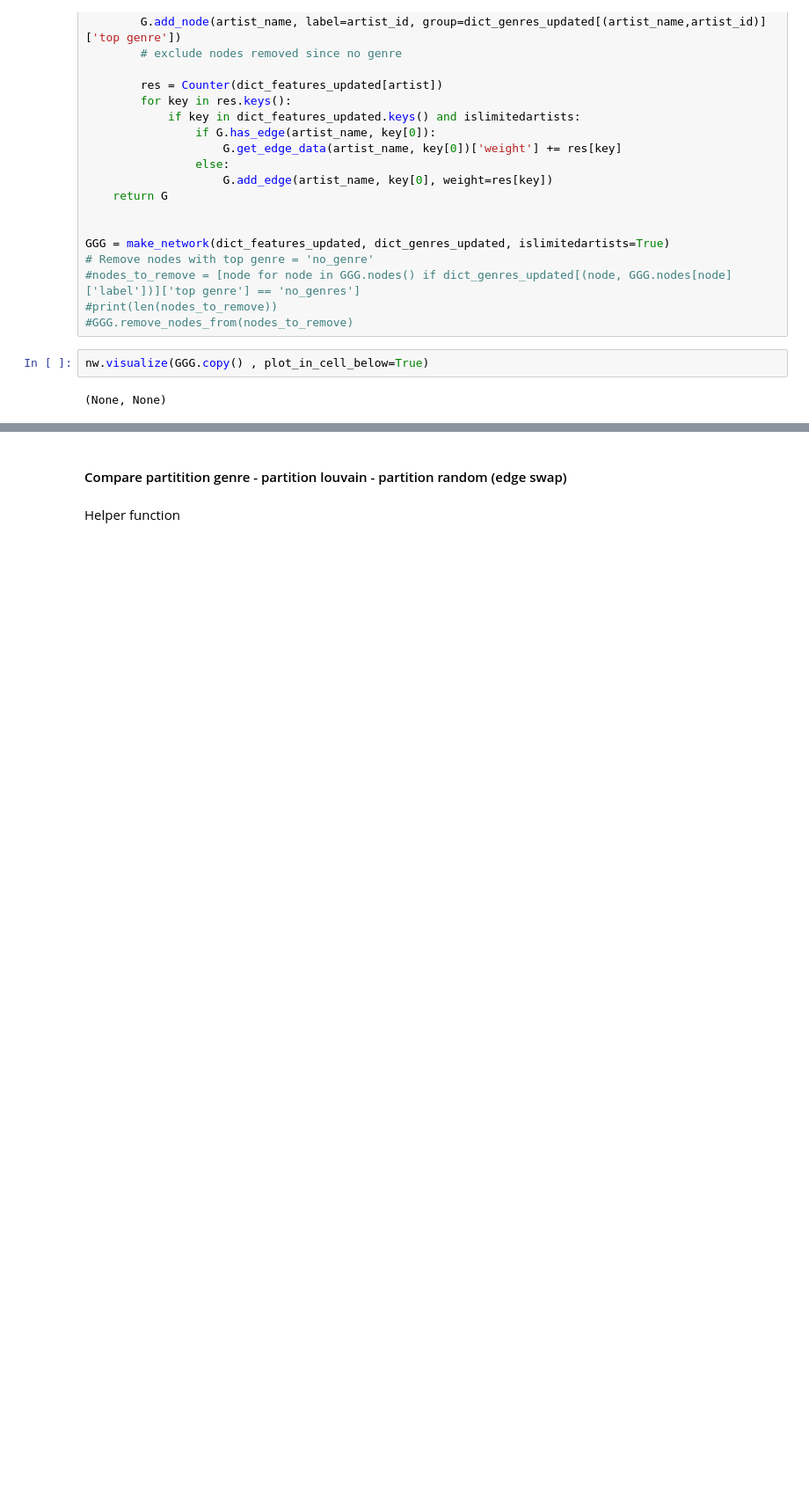
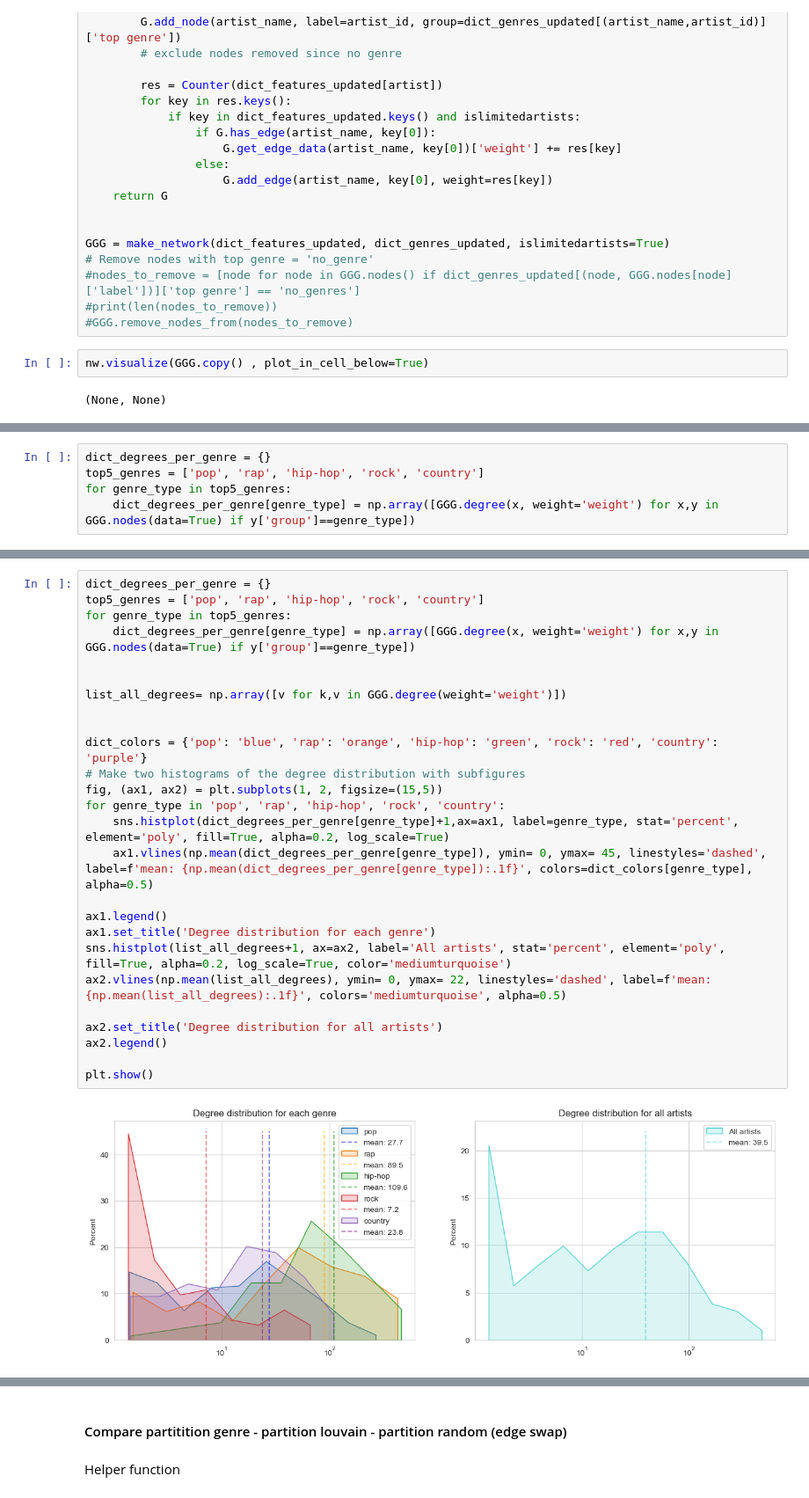
Before and after one commit to radziko/CompSocSci, a Jupyter notebook: project/project_01 cas.ipynb, the cells around one changed output, grey strips where cells are left out. Shown: that part at 88% size. Saved outputs shown, nothing was run; the diff lists cells and outputs as text; blank space fills up the shorter version.

```diff
--- a/project/project_01 cas.ipynb
+++ b/project/project_01 cas.ipynb
@@ -406,0 +388,5 @@ plt.show()
+# %%
+dict_degrees_per_genre = {}
+top5_genres = ['pop', 'rap', 'hip-hop', 'rock', 'country']
+for genre_type in top5_genres:
+    dict_degrees_per_genre[genre_type] = np.array([GGG.degree(x, weight='weight') for x,y in GGG.nodes(data=True) if y['group']==genre_type])
@@ -407,3 +400,31 @@ plt.show()
+# %%
+dict_degrees_per_genre = {}
+top5_genres = ['pop', 'rap', 'hip-hop', 'rock', 'country']
+for genre_type in top5_genres:
+    dict_degrees_per_genre[genre_type] = np.array([GGG.degree(x, weight='weight') for x,y in GGG.nodes(data=True) if y['group']==genre_type])
+
+
+list_all_degrees= np.array([v for k,v in GGG.degree(weight='weight')])
+
+
+dict_colors = {'pop': 'blue', 'rap': 'orange', 'hip-hop': 'green', 'rock': 'red', 'country': 'purple'}
+# Make two histograms of the degree distribution with subfigures
+fig, (ax1, ax2) = plt.subplots(1, 2, figsize=(15,5))
+for genre_type in 'pop', 'rap', 'hip-hop', 'rock', 'country':
+    sns.histplot(dict_degrees_per_genre[genre_type]+1,ax=ax1, label=genre_type, stat='percent', element='poly', fill=True, alpha=0.2, log_scale=True)
+    ax1.vlines(np.mean(dict_degrees_per_genre[genre_type]), ymin= 0, ymax= 45, linestyles='dashed', label=f'mean: {np.mean(dict_degrees_per_genre[genre_type]):.1f}', colors=dict_colors[genre_type], alpha=0.5)
+
+ax1.legend()
+ax1.set_title('Degree distribution for each genre')
+sns.histplot(list_all_degrees+1, ax=ax2, label='All artists', stat='percent', element='poly', fill=True, alpha=0.2, log_scale=True, color='mediumturquoise')
+ax2.vlines(np.mean(list_all_degrees), ymin= 0, ymax= 22, linestyles='dashed', label=f'mean: {np.mean(list_all_degrees):.1f}', colors='mediumturquoise', alpha=0.5)
+
+ax2.set_title('Degree distribution for all artists')
+ax2.legend()
+
+plt.show()
+# %% [output]
+[figure, added]
 # %%
 # Who has the most features shared with other artists?
 
```
Also changed, not shown: parts of 11 cells of this notebook, 4 other files.
